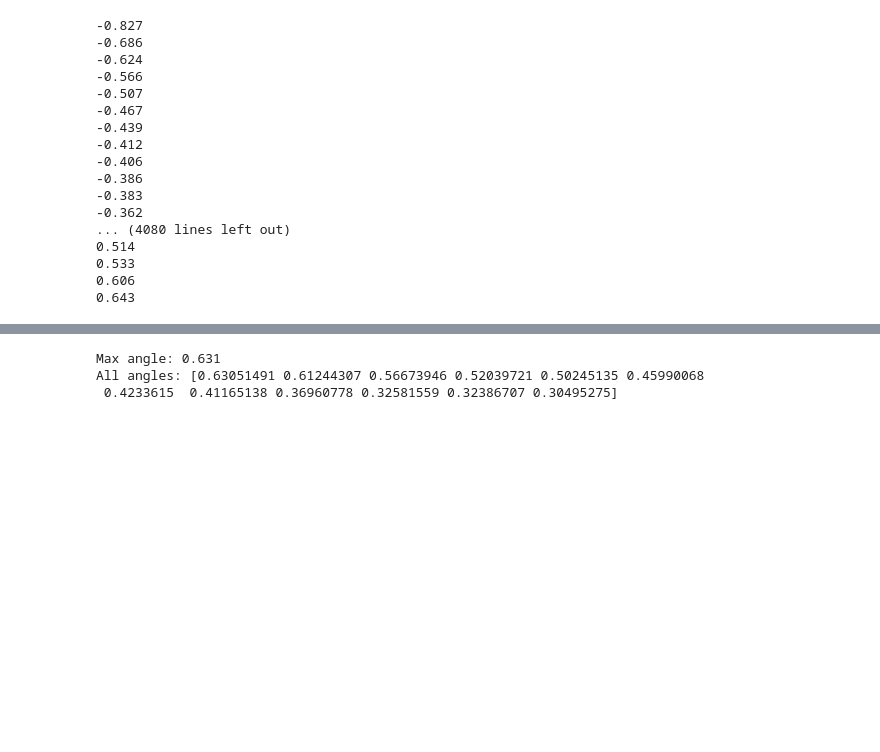
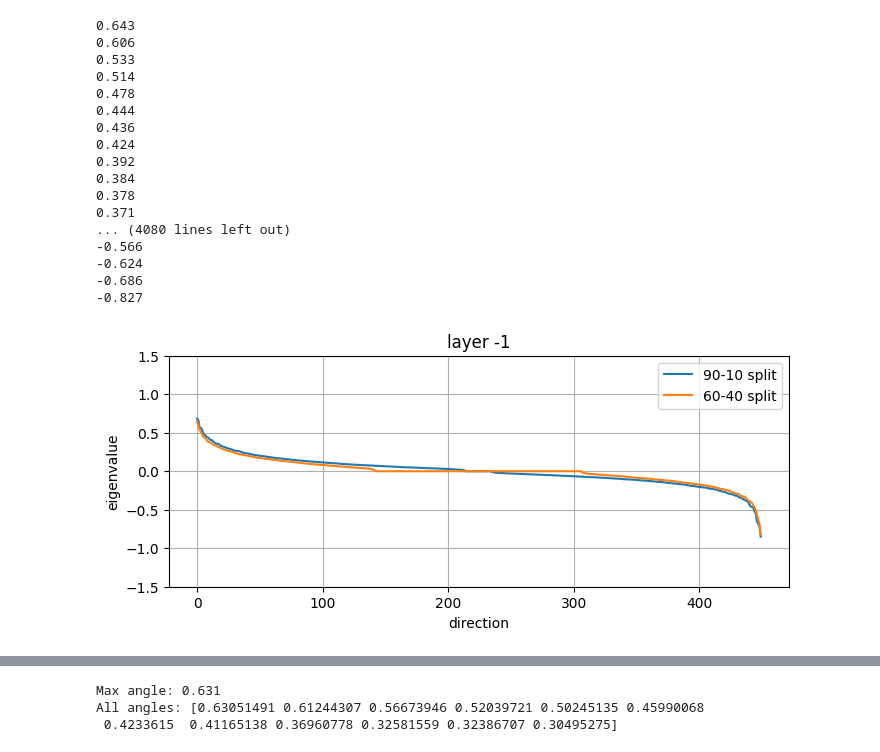
Before and after one commit to SoumyajitKarmakar/llm_steering-main, a Jupyter notebook: sk2/plot_analysis.ipynb, the cells around one changed output, grey strips where cells are left out. Drawn from its saved outputs; the diff is of its cells as text; code cells hidden in the pictures; blank space fills up the shorter version.

```diff
--- a/sk2/plot_analysis.ipynb
+++ b/sk2/plot_analysis.ipynb
@@ -69,7 +142,7 @@ for i in va1_new:
 # %%
 va2, ve2 = eig(weight_t2)
-va2_new = sorted([i.real for i in va2])
-va2_img = sorted([i.imag for i in va2])
+va2_new = sorted([i.real for i in va2], reverse=True)
+va2_img = sorted([i.imag for i in va2], reverse=True)
 
 for i in va2_img:
     if round(i, 3) != 0.0:
@@ -78,20 +151,34 @@ for i in va2_img:
 for i in va2_new:
     print(round(i, 3))
 # %% [output]
+0.643
+0.606
+0.533
+0.514
+0.478
+0.444
+0.436
+0.424
+0.392
+0.384
+0.378
+0.371
+... (4080 lines left out)
+-0.566
+-0.624
+-0.686
 -0.827
--0.686
--0.624
--0.566
--0.507
--0.467
--0.439
--0.412
--0.406
--0.386
--0.383
--0.362
-... (4080 lines left out)
-0.514
-0.533
-0.606
-0.643
+# %%
+plt.figure(figsize=(8, 3))
+# plt.plot(va1_new, label="90-10 split")
+plt.plot(va1_new[:225] + va1_new[-225:], label="90-10 split")
+plt.plot(va2_new[:225] + va2_new[-225:], label="60-40 split")
+plt.ylim(-1.5, 1.5)
+plt.legend(loc="upper right")
+plt.title(f"layer -1")
+plt.xlabel("direction")
+plt.ylabel("eigenvalue")
+plt.grid(True)
+# plt.savefig("../all_gitignore/sk2_items/RR_plots/inverse/9010_6040.svg", format="svg")
+# %% [output]
+[figure, added]
```
Also changed, not shown: parts of 26 cells of this notebook, 12 other files.
